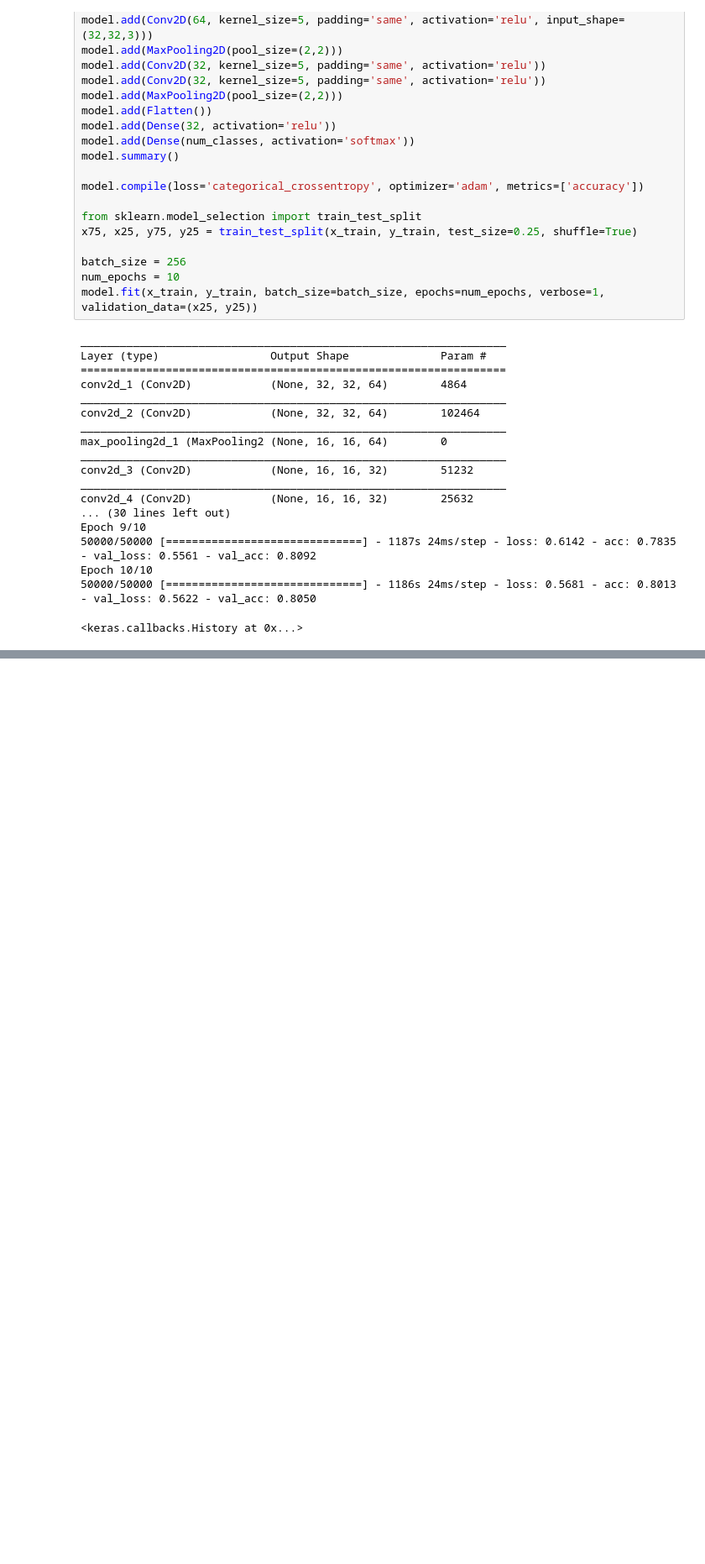
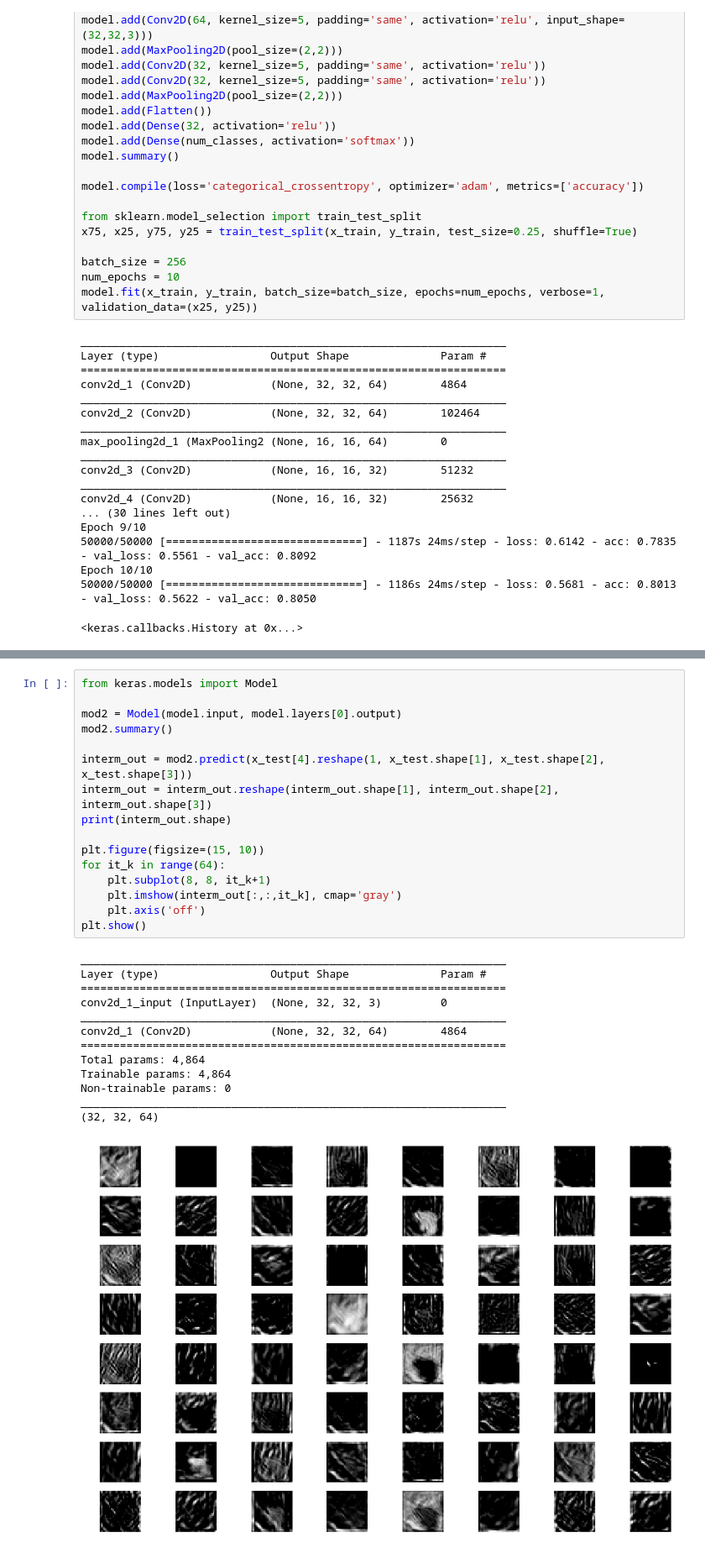
Before and after one commit to ordaz13/VC_GIT, a Jupyter notebook: Practica05_158525.ipynb, the cells around one changed output, grey strips where cells are left out. Shown: that part at 84% size. Cells and saved outputs as stored; diff of their text form; blank space fills up the shorter version.

```diff
--- a/Practica05_158525.ipynb
+++ b/Practica05_158525.ipynb
@@ -325,0 +391,30 @@ plt.show()
+# %%
+from keras.models import Model
+
+mod2 = Model(model.input, model.layers[0].output)
+mod2.summary()
+
+interm_out = mod2.predict(x_test[4].reshape(1, x_test.shape[1], x_test.shape[2], x_test.shape[3]))
+interm_out = interm_out.reshape(interm_out.shape[1], interm_out.shape[2], interm_out.shape[3])
+print(interm_out.shape)
+
+plt.figure(figsize=(15, 10))
+for it_k in range(64):
+    plt.subplot(8, 8, it_k+1)
+    plt.imshow(interm_out[:,:,it_k], cmap='gray')
+    plt.axis('off')
+plt.show()
+# %% [output]
+_________________________________________________________________
+Layer (type)                 Output Shape              Param #
+=================================================================
+conv2d_1_input (InputLayer)  (None, 32, 32, 3)         0
+_________________________________________________________________
+conv2d_1 (Conv2D)            (None, 32, 32, 64)        4864
+=================================================================
+Total params: 4,864
+Trainable params: 4,864
+Non-trainable params: 0
+_________________________________________________________________
+(32, 32, 64)
+[figure, added]
```
Also changed, not shown: parts of 12 cells of this notebook.
